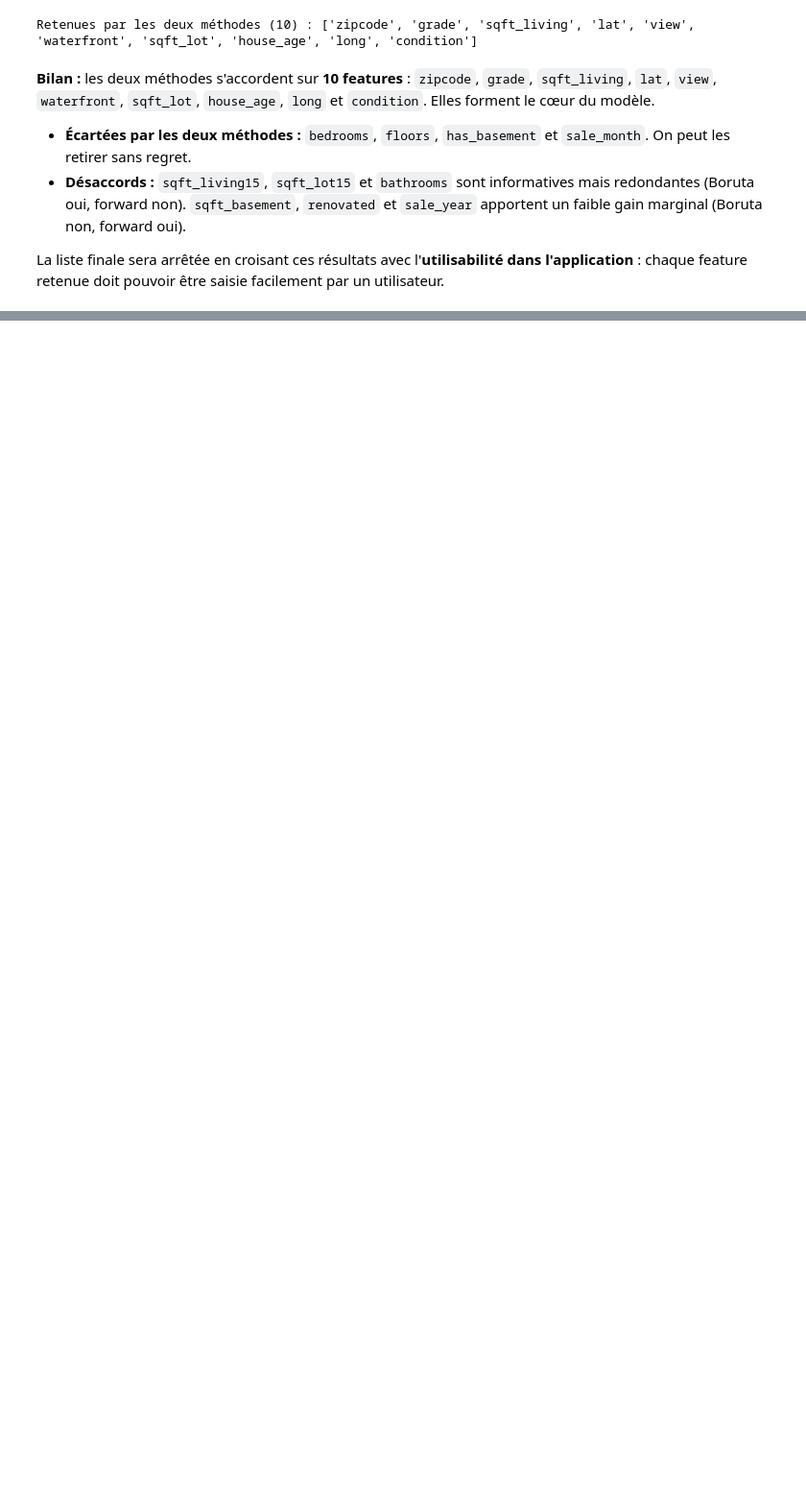
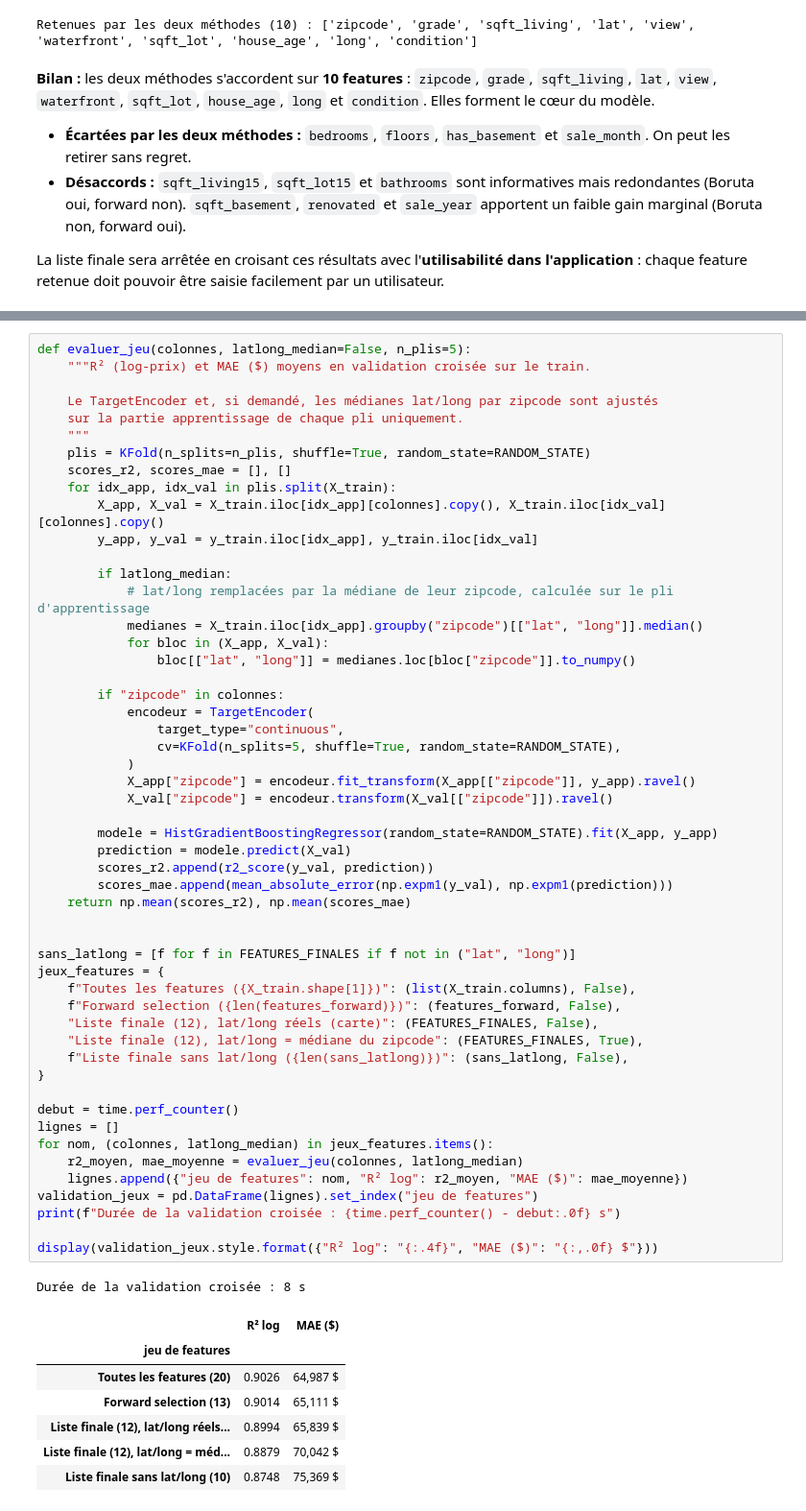
Before and after one commit to dina-yahiaoui/apartment-hunter, a Jupyter notebook: notebooks/01_modelisation.ipynb, the cells around one changed output, grey strips where cells are left out. Shown at 96% size. Saved outputs shown, nothing was run; the diff lists cells and outputs as text; blank space fills up the shorter version.

```diff
--- a/notebooks/01_modelisation.ipynb
+++ b/notebooks/01_modelisation.ipynb
@@ -753,0 +830,61 @@ La liste finale sera arrêtée en croisant ces résultats avec l'**utilisabilit
+# %%
+def evaluer_jeu(colonnes, latlong_median=False, n_plis=5):
+    """R² (log-prix) et MAE ($) moyens en validation croisée sur le train.
+
+    Le TargetEncoder et, si demandé, les médianes lat/long par zipcode sont ajustés
+    sur la partie apprentissage de chaque pli uniquement.
+    """
+    plis = KFold(n_splits=n_plis, shuffle=True, random_state=RANDOM_STATE)
+    scores_r2, scores_mae = [], []
+    for idx_app, idx_val in plis.split(X_train):
+        X_app, X_val = X_train.iloc[idx_app][colonnes].copy(), X_train.iloc[idx_val][colonnes].copy()
+        y_app, y_val = y_train.iloc[idx_app], y_train.iloc[idx_val]
+
+        if latlong_median:
+            # lat/long remplacées par la médiane de leur zipcode, calculée sur le pli d'apprentissage
+            medianes = X_train.iloc[idx_app].groupby("zipcode")[["lat", "long"]].median()
+            for bloc in (X_app, X_val):
+                bloc[["lat", "long"]] = medianes.loc[bloc["zipcode"]].to_numpy()
+
+        if "zipcode" in colonnes:
+            encodeur = TargetEncoder(
+                target_type="continuous",
+                cv=KFold(n_splits=5, shuffle=True, random_state=RANDOM_STATE),
+            )
+            X_app["zipcode"] = encodeur.fit_transform(X_app[["zipcode"]], y_app).ravel()
+            X_val["zipcode"] = encodeur.transform(X_val[["zipcode"]]).ravel()
+
+        modele = HistGradientBoostingRegressor(random_state=RANDOM_STATE).fit(X_app, y_app)
+        prediction = modele.predict(X_val)
+        scores_r2.append(r2_score(y_val, prediction))
+        scores_mae.append(mean_absolute_error(np.expm1(y_val), np.expm1(prediction)))
+    return np.mean(scores_r2), np.mean(scores_mae)
+
+
+sans_latlong = [f for f in FEATURES_FINALES if f not in ("lat", "long")]
+jeux_features = {
+    f"Toutes les features ({X_train.shape[1]})": (list(X_train.columns), False),
+    f"Forward selection ({len(features_forward)})": (features_forward, False),
+    "Liste finale (12), lat/long réels (carte)": (FEATURES_FINALES, False),
+    "Liste finale (12), lat/long = médiane du zipcode": (FEATURES_FINALES, True),
+    f"Liste finale sans lat/long ({len(sans_latlong)})": (sans_latlong, False),
+}
+
+debut = time.perf_counter()
+lignes = []
+for nom, (colonnes, latlong_median) in jeux_features.items():
+    r2_moyen, mae_moyenne = evaluer_jeu(colonnes, latlong_median)
+    lignes.append({"jeu de features": nom, "R² log": r2_moyen, "MAE ($)": mae_moyenne})
+validation_jeux = pd.DataFrame(lignes).set_index("jeu de features")
+print(f"Durée de la validation croisée : {time.perf_counter() - debut:.0f} s")
+
+display(validation_jeux.style.format({"R² log": "{:.4f}", "MAE ($)": "{:,.0f} $"}))
+# %% [output]
+Durée de la validation croisée : 8 s
+|  | R² log | MAE ($) |
+| jeu de features |  |  |
+| Toutes les features (20) | 0.9026 | 64,987 $ |
+| Forward selection (13) | 0.9014 | 65,111 $ |
+| Liste finale (12), lat/long réels... | 0.8994 | 65,839 $ |
+| Liste finale (12), lat/long = méd... | 0.8879 | 70,042 $ |
+| Liste finale sans lat/long (10) | 0.8748 | 75,369 $ |
```
Also changed, not shown: parts of 12 cells of this notebook, 1 other file.
